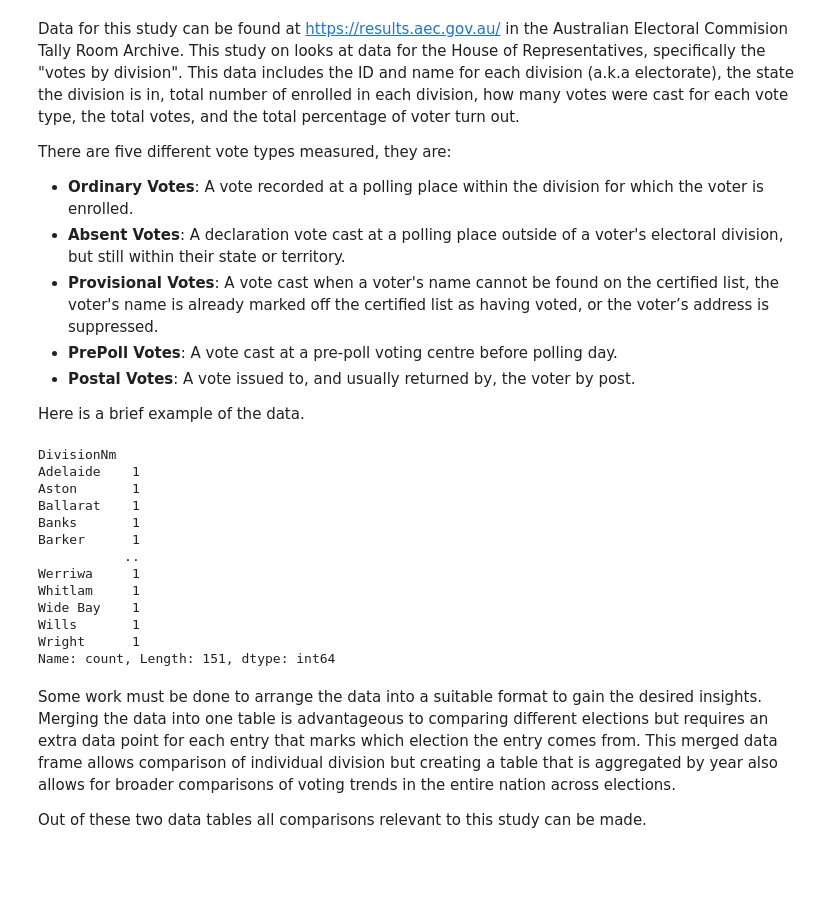
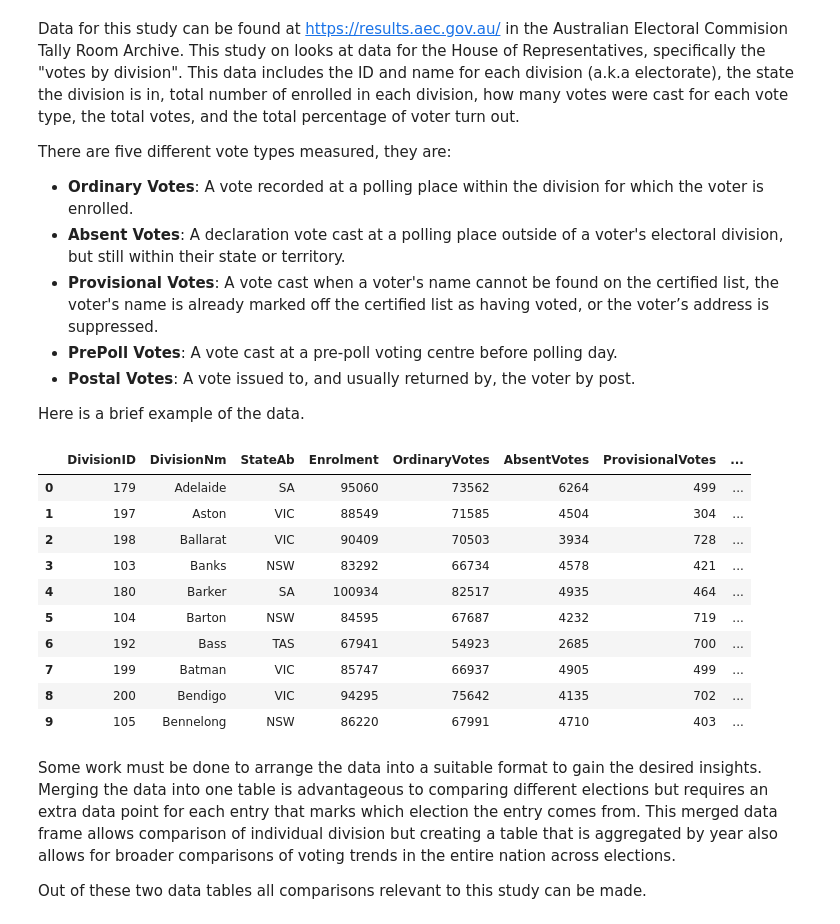
Before and after one commit to P-Francis23/PF_Data_Portfolio, a Jupyter notebook: Voting_Case_Study.ipynb, the cells around one changed output. Drawn from its saved outputs; the diff is of its cells as text; code cells hidden in the pictures; blank space fills up the shorter version.

Commit message:
updated vote case study

```diff
--- a/Voting_Case_Study.ipynb
+++ b/Voting_Case_Study.ipynb
@@ -41,21 +41,19 @@ There are five different vote types measured, they are:
 
 Here is a brief example of the data.
 # %%
-vote2019["DivisionNm"].value_counts()
+vote2004.head(10)
 # %% [output]
-DivisionNm
-Adelaide    1
-Aston       1
-Ballarat    1
-Banks       1
-Barker      1
-           ..
-Werriwa     1
-Whitlam     1
-Wide Bay    1
-Wills       1
-Wright      1
-Name: count, Length: 151, dtype: int64
+|  | DivisionID | DivisionNm | StateAb | Enrolment | OrdinaryVotes | AbsentVotes | ProvisionalVotes | ... |
+| 0 | 179 | Adelaide | SA | 95060 | 73562 | 6264 | 499 | ... |
+| 1 | 197 | Aston | VIC | 88549 | 71585 | 4504 | 304 | ... |
+| 2 | 198 | Ballarat | VIC | 90409 | 70503 | 3934 | 728 | ... |
+| 3 | 103 | Banks | NSW | 83292 | 66734 | 4578 | 421 | ... |
+| 4 | 180 | Barker | SA | 100934 | 82517 | 4935 | 464 | ... |
+| 5 | 104 | Barton | NSW | 84595 | 67687 | 4232 | 719 | ... |
+| 6 | 192 | Bass | TAS | 67941 | 54923 | 2685 | 700 | ... |
+| 7 | 199 | Batman | VIC | 85747 | 66937 | 4905 | 499 | ... |
+| 8 | 200 | Bendigo | VIC | 94295 | 75642 | 4135 | 702 | ... |
+| 9 | 105 | Bennelong | NSW | 86220 | 67991 | 4710 | 403 | ... |
 # %% [markdown]
 Some work must be done to arrange the data into a suitable format to gain the desired insights. Merging the data into one table is advantageous to comparing different elections but requires an extra data point for each entry that marks which election the entry comes from. This merged data frame allows comparison of individual division but creating a table that is aggregated by year also allows for broader comparisons of voting trends in the entire nation across elections.
 
```
